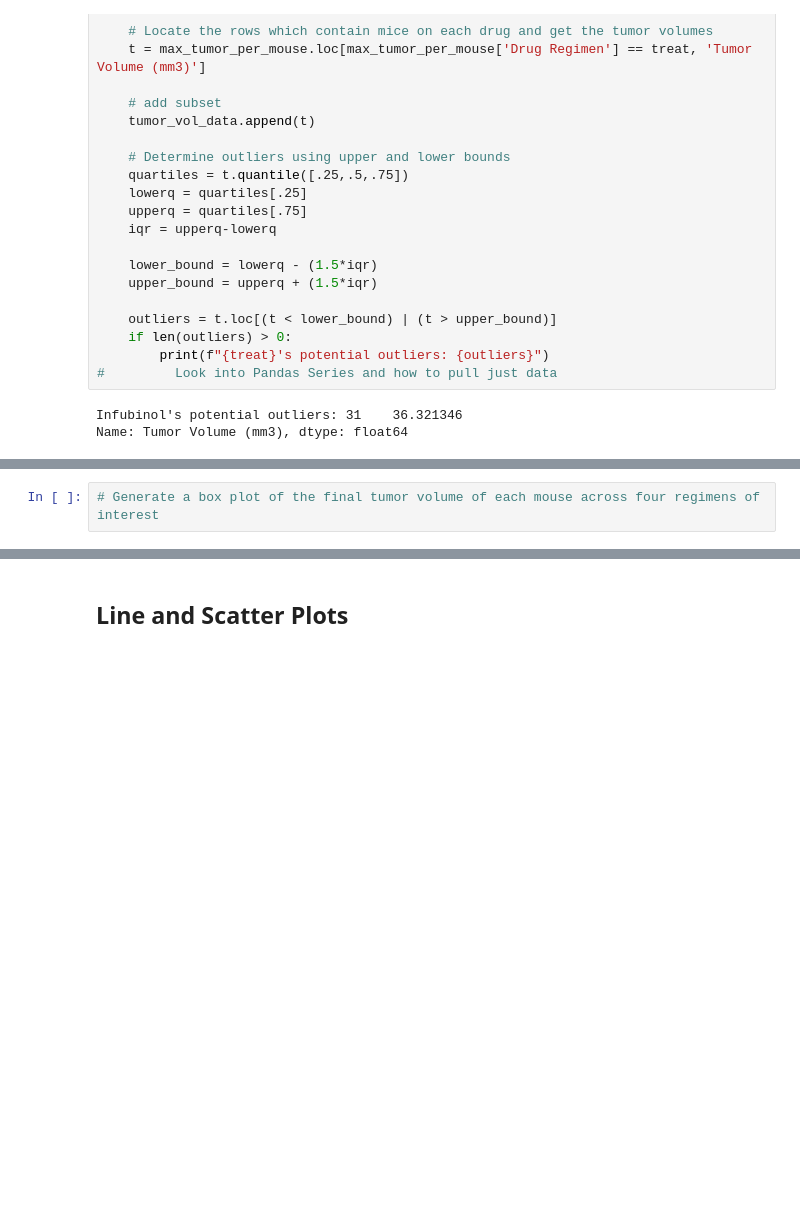
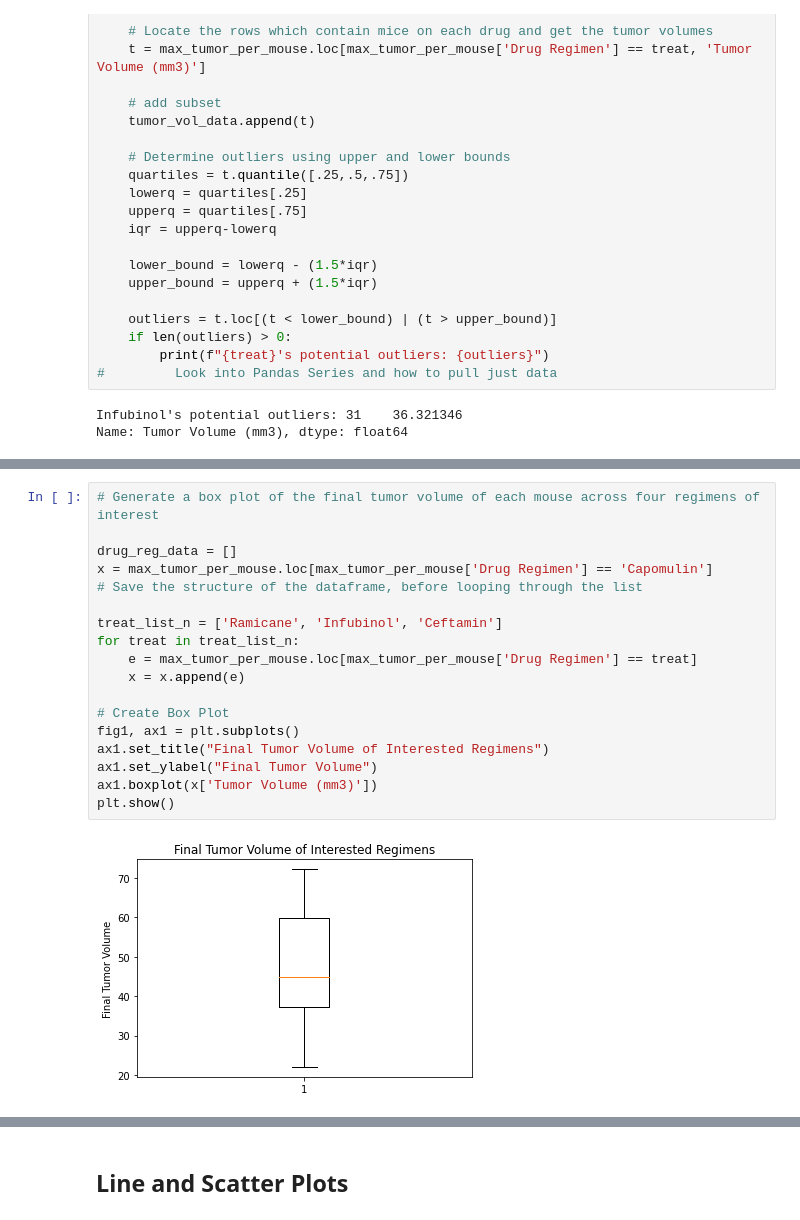
Before and after one commit to joshuadroid/pandas-challenge-2, a Jupyter notebook: Pymaceuticals/pymaceuticals_starter.ipynb, the cells around one changed output, grey strips where cells are left out. Saved outputs shown, nothing was run; the diff lists cells and outputs as text; blank space fills up the shorter version.

```diff
--- a/Pymaceuticals/pymaceuticals_starter.ipynb
+++ b/Pymaceuticals/pymaceuticals_starter.ipynb
@@ -268,2 +265,20 @@ Name: Tumor Volume (mm3), dtype: float64
-# %%
-# Generate a box plot of the final tumor volume of each mouse across four regimens of interest
+# %%
+# Generate a box plot of the final tumor volume of each mouse across four regimens of interest
+
+drug_reg_data = []
+x = max_tumor_per_mouse.loc[max_tumor_per_mouse['Drug Regimen'] == 'Capomulin']
+# Save the structure of the dataframe, before looping through the list
+
+treat_list_n = ['Ramicane', 'Infubinol', 'Ceftamin']
+for treat in treat_list_n:
+    e = max_tumor_per_mouse.loc[max_tumor_per_mouse['Drug Regimen'] == treat]
+    x = x.append(e)
+
+# Create Box Plot
+fig1, ax1 = plt.subplots()
+ax1.set_title("Final Tumor Volume of Interested Regimens")
+ax1.set_ylabel("Final Tumor Volume")
+ax1.boxplot(x['Tumor Volume (mm3)'])
+plt.show()
+# %% [output]
+[figure, added]
```
Also changed, not shown: parts of 8 cells of this notebook.
